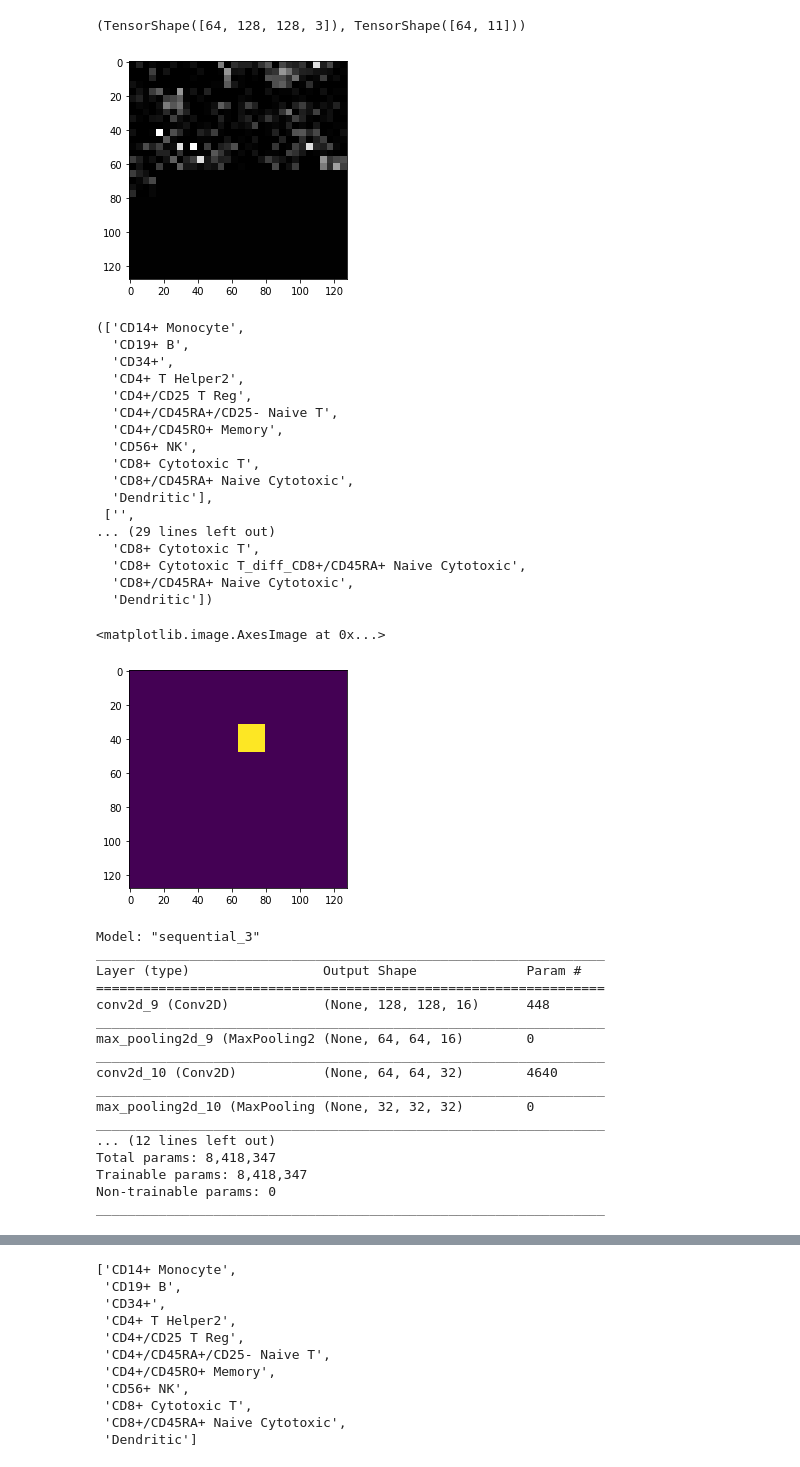
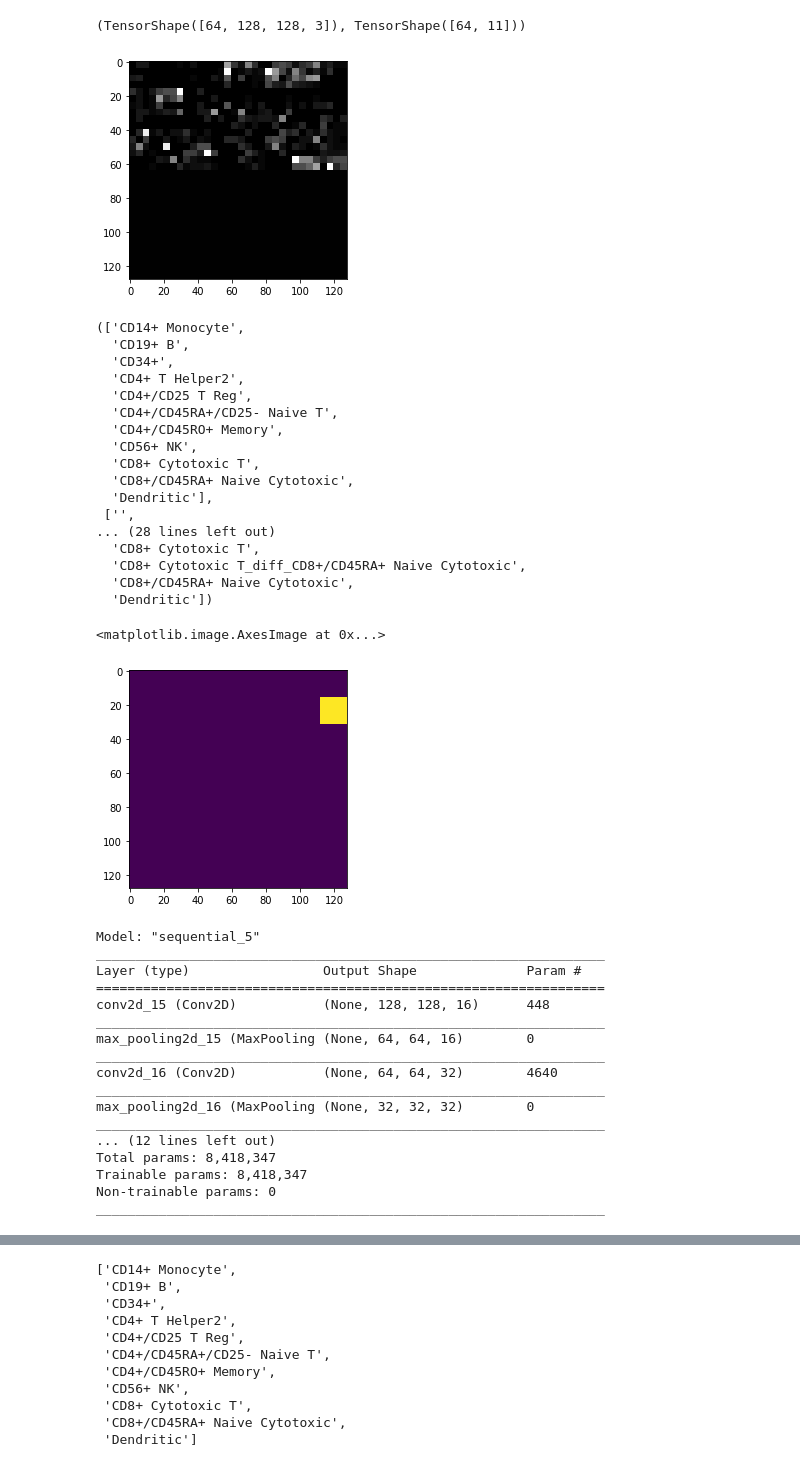
Before and after one commit to ding-lab/pollock, a Jupyter notebook: notebooks/example_from_expression_table.ipynb, the cells around one changed output, grey strips where cells are left out. Saved outputs shown, nothing was run; the diff lists cells and outputs as text; code cells hidden in the pictures.

```diff
--- a/notebooks/example_from_expression_table.ipynb
+++ b/notebooks/example_from_expression_table.ipynb
@@ -263,6 +244,6 @@ adata.var
 %%time
 
 pollock_dataset = pollock.models.model.PollockDataset(adata, cell_type_key='x', dataset_type='training',
-                                image_root_dir='/home/estorrs/pollock/models/scratch/test_zheng',
-                                n_per_cell_type=100, max_val_per_cell_type=500)
+                                image_root_dir='/home/estorrs/pollock/models/scratch/zheng_68k_unfiltered_training',
+                                n_per_cell_type=10000, max_val_per_cell_type=1000)
 # %% [output]
@@ -294,7 +275,7 @@ x.shape, y.shape
 cell_id = adata.obs.index[0]
 img = pollock_dataset.get_cell_image(cell_id)
 # %% [output]
-[figure, old version]
+[figure, new version]
 # %%
 pollock_dataset.cell_types, sorted(set(pollock_dataset.cell_type_template.flatten()))
 # %% [output]
@@ -310,32 +291,32 @@ pollock_dataset.cell_types, sorted(set(pollock_dataset.cell_type_template.flatte
   'CD8+/CD45RA+ Naive Cytotoxic',
   'Dendritic'],
  ['',
-... (29 lines left out)
+... (28 lines left out)
   'CD8+ Cytotoxic T',
   'CD8+ Cytotoxic T_diff_CD8+/CD45RA+ Naive Cytotoxic',
   'CD8+/CD45RA+ Naive Cytotoxic',
   'Dendritic'])
 # %%
-plt.imshow(pollock_dataset.cell_type_template=='CD4__CD45RA__CD25__Naive_T_diff_CD4__CD45RO__Memory')
+plt.imshow(pollock_dataset.cell_type_template=='CD4+ T Helper2_diff_CD4+/CD25 T Reg')
 # %% [output]
 <matplotlib.image.AxesImage at 0x...>
-[figure, old version]
+[figure, new version]
 # %%
 model = PollockModel(pollock_dataset.cell_types, model=None)
 # %%
 model.model.summary()
 # %% [output]
-Model: "sequential_3"
+Model: "sequential_5"
 _________________________________________________________________
 Layer (type)                 Output Shape              Param #
 =================================================================
-conv2d_9 (Conv2D)            (None, 128, 128, 16)      448
+conv2d_15 (Conv2D)           (None, 128, 128, 16)      448
 _________________________________________________________________
-max_pooling2d_9 (MaxPooling2 (None, 64, 64, 16)        0
+max_pooling2d_15 (MaxPooling (None, 64, 64, 16)        0
 _________________________________________________________________
-conv2d_10 (Conv2D)           (None, 64, 64, 32)        4640
+conv2d_16 (Conv2D)           (None, 64, 64, 32)        4640
 _________________________________________________________________
-max_pooling2d_10 (MaxPooling (None, 32, 32, 32)        0
+max_pooling2d_16 (MaxPooling (None, 32, 32, 32)        0
 _________________________________________________________________
 ... (12 lines left out)
 Total params: 8,418,347
```
Also changed, not shown: parts of 15 cells of this notebook, 1 other file.
